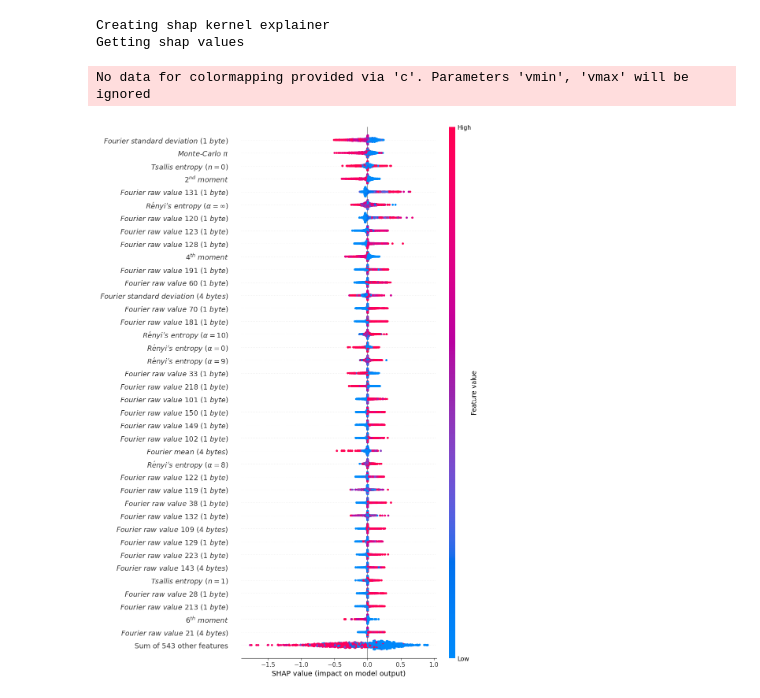
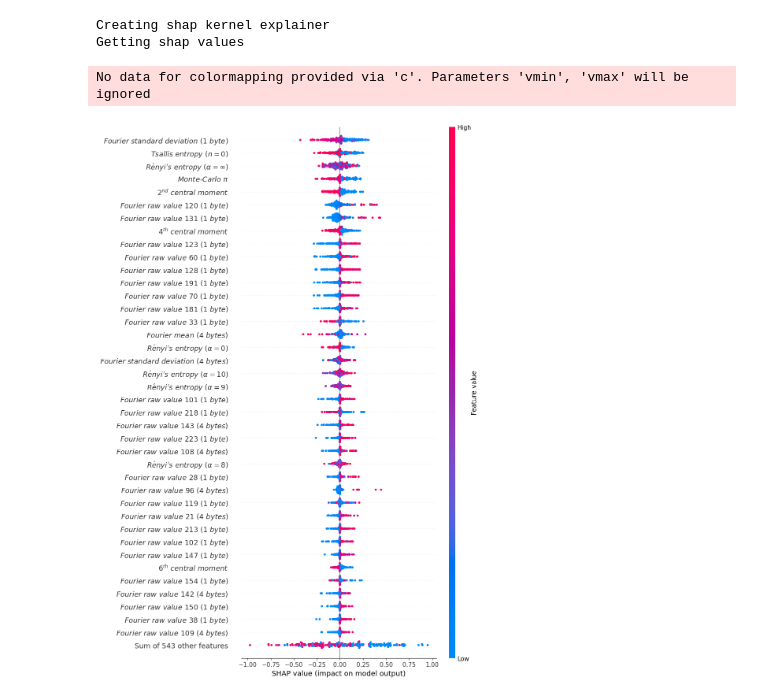
Before and after one commit to bhattacharjee/paperv2, a Jupyter notebook: E2/shapley_final/nn-shap.ipynb, the cells around one changed output. Cells and saved outputs as stored; diff of their text form; code cells hidden in the pictures.

```diff
--- a/E2/shapley_final/nn-shap.ipynb
+++ b/E2/shapley_final/nn-shap.ipynb
@@ -362,18 +362,14 @@ tr_X_test = pline.scalar.transform(X_test)
 classif_fn = pline.model.predict
 
 tr_X_sample = shap.sample(tr_X_train, SHAPLEY_KERNEL_EXPLAINER_SAMPLES)
+tr_X_sample2 = shap.sample(tr_X_train, SHAPLEY_KERNEL_EXPLAINER_SAMPLES)
+
 
 print("Creating shap kernel explainer")
 explainer = shap.KernelExplainer(classif_fn, tr_X_sample)
 
 print("Getting shap values")
-shap_values = explainer.shap_values(tr_X_sample, nsamples="auto")
-
-print("Final prediction")
-shap.summary_plot(
-    shap_values,
-    tr_X_test,
-    feature_names=[rename.rename_column(c) for c in colnames])
+shap_values = explainer.shap_values(tr_X_sample2, nsamples="auto")
 # %% [output]
 Transforming X_train
 Transoforming X_test
@@ -401,0 +397,9 @@ Final prediction
+# %%
+from importlib import reload
+
+rename = reload(rename)
+print("Final prediction")
+shap.summary_plot(
+    shap_values,
+    tr_X_sample2,
+    feature_names=[rename.rename_column(c) for c in colnames])
@@ -402,28 +409,28 @@ Final prediction
 # %%
 print("Creating shap kernel explainer")
 explainer_ = shap.Explainer(
     pline.model,
-    shap.sample(tr_X_train, SHAPLEY_BEESWARM_EXPLAINER_SAMPLES),
+    tr_X_sample, #shap.sample(tr_X_train, SHAPLEY_BEESWARM_EXPLAINER_SAMPLES),
     max_evals=MAX_EVALS)
     #tr_X_train)
 
 print("Getting shap values")
 explanation_ = explainer_(
-    shap.sample(tr_X_test, SHAPLEY_BEESWARM_EXPLAINER_SAMPLES), # tr_X_train
+    tr_X_sample2, #shap.sample(tr_X_test, SHAPLEY_BEESWARM_EXPLAINER_SAMPLES), # tr_X_train
     )
 
 explanation2_ = shap.Explanation(
     values=explanation_.values,
     base_values=explanation_.base_values,
     data=explanation_.data,
     feature_names=[rename.rename_column(c) for c in colnames]
 )
 shap.plots.beeswarm(explanation2_, max_display=BEESWARM_MAX_DISPLAY)
 # %% [output]
 Creating shap kernel explainer
 Getting shap values
 No data for colormapping provided via 'c'. Parameters 'vmin', 'vmax' will be ignored
-[figure, old version]
+[figure, new version]
 # %%
 import pickle
 
```
Also changed, not shown: parts of 11 cells of this notebook, 2 other files.
